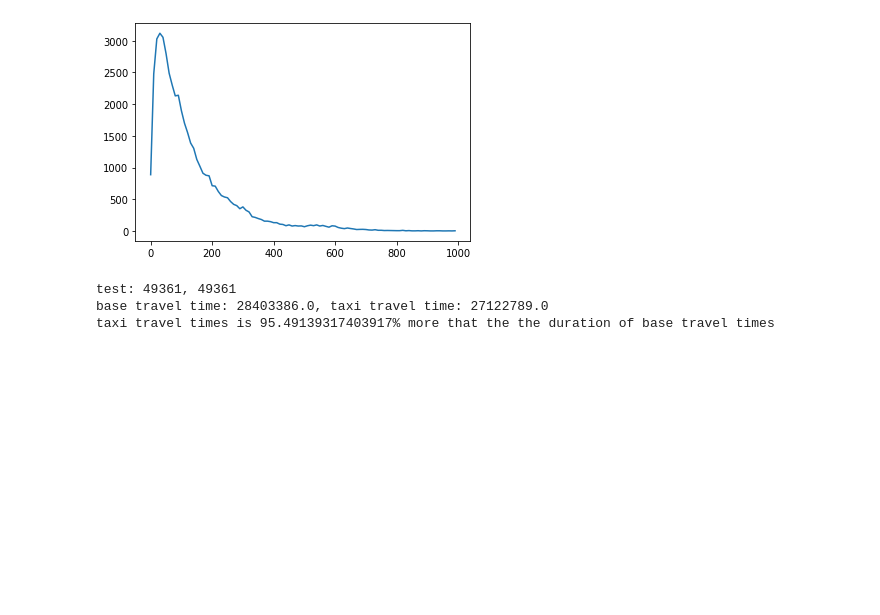
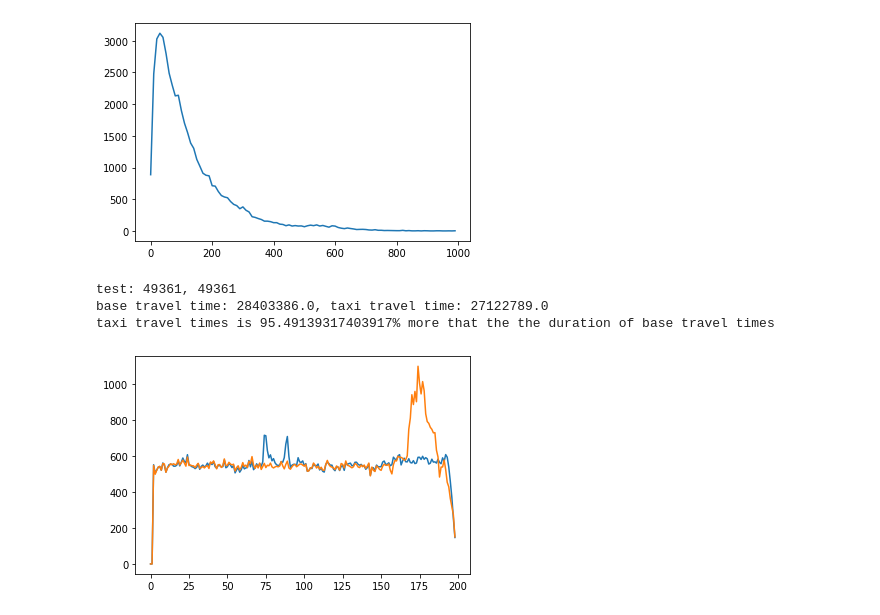
Before and after one commit to Oliver-Redeyoff/simulating_robotaxis, a Jupyter notebook: src/report.ipynb, the cells around one changed output. Drawn from its saved outputs; the diff is of its cells as text; code cells hidden in the pictures; blank space fills up the shorter version.

```diff
--- a/src/report.ipynb
+++ b/src/report.ipynb
@@ -9,10 +11,11 @@ from utilities import retrieve
 # %%
-trips: List[Trip] = retrieve('../temp/trips.pkl')
+simulation: Simulation = retrieve(RES_DIR + 'simulation.pkl')
+trips: List[Trip] = retrieve(RES_DIR + 'trips.pkl')
 trip_ids = [str(trip.id) for trip in trips]
 # %%
 # Retrive data for base simulation
 
-base_info_tree = ET.parse('../temp/base.tripinfo.xml')
+base_info_tree = ET.parse(RES_DIR + 'base.tripinfo.xml')
 base_info_root = base_info_tree.getroot()
 base_trip_infos: List[TripInfo] = {}
 
@@ -20,26 +23,30 @@ for trip_info in base_info_root.findall('tripinfo'):
     base_trip_infos[trip_info.attrib['id']] = TripInfo(
         trip_info.attrib['id'],
         '',
+        float(trip_info.attrib['depart']),
         0.0,
         float(trip_info.attrib['duration']),
-        float(trip_info.attrib['routeLength'])
+        float(trip_info.attrib['routeLength']),
+        float(trip_info.attrib['timeLoss'])
     )
 # %%
 # Retrive data for taxi simulation
 
-taxi_info_tree = ET.parse('../temp/taxi.tripinfo.xml')
+taxi_info_tree = ET.parse(RES_DIR + 'taxi.tripinfo.xml')
 taxi_info_root = taxi_info_tree.getroot()
 taxi_trip_infos: Dict[str, TripInfo] = {}
-taxi_simulation_logs: List[TaxiSimulationLog] = retrieve('../temp/taxi_simulation_log.pkl')
+taxi_simulation_logs: List[TaxiSimulationLog] = retrieve(RES_DIR + 'taxi_simulation_log.pkl')
 
 for trip_info in taxi_info_root.findall('personinfo'):
     ride_info = trip_info[0]
     taxi_trip_infos[trip_info.attrib['id']] = TripInfo(
         trip_info.attrib['id'],
         ride_info.attrib['vehicle'],
+        float(trip_info.attrib['depart']),
         float(ride_info.attrib['waitingTime']),
         float(ride_info.attrib['duration']),
-        float(ride_info.attrib['routeLength'])
+        float(ride_info.attrib['routeLength']),
+        float(ride_info.attrib['timeLoss'])
     )
 # %%
 # Show number of taxis in fleet over time
@@ -94,3 +101,32 @@ print('taxi travel times is {}% more that the the duration of base travel times'
 test: 49361, 49361
 base travel time: 28403386.0, taxi travel time: 27122789.0
 taxi travel times is 95.49139317403917% more that the the duration of base travel times
+# %%
+# Cumulative number of completed trips
+
+gap = 200
+graph_range = range(simulation.start_time, simulation.end_time, 200)
+
+base_data = [[0, 0] for _ in graph_range]
+index = 0
+for time in graph_range:
+    for _, trip_info in base_trip_infos.items():
+        if time-200 < trip_info.depart_time < time:
+            base_data[index][0] += trip_info.duration
+            base_data[index][1] += 1
+    index += 1
+
+taxi_data = [[0, 0] for _ in graph_range]
+index = 0
+for time in graph_range:
+    for _, trip_info in taxi_trip_infos.items():
+        if time-200 < trip_info.depart_time < time:
+            taxi_data[index][0] += trip_info.duration
+            taxi_data[index][1] += 1
+    index += 1
+
+plt.plot([data[0]/data[1] if data[1]!=0 else 0 for data in taxi_data])
+plt.plot([data[0]/data[1] if data[1]!=0 else 0 for data in base_data])
+plt.show()
+# %% [output]
+[figure, added]
```
Also changed, not shown: parts of 2 cells of this notebook, 2 other files.
